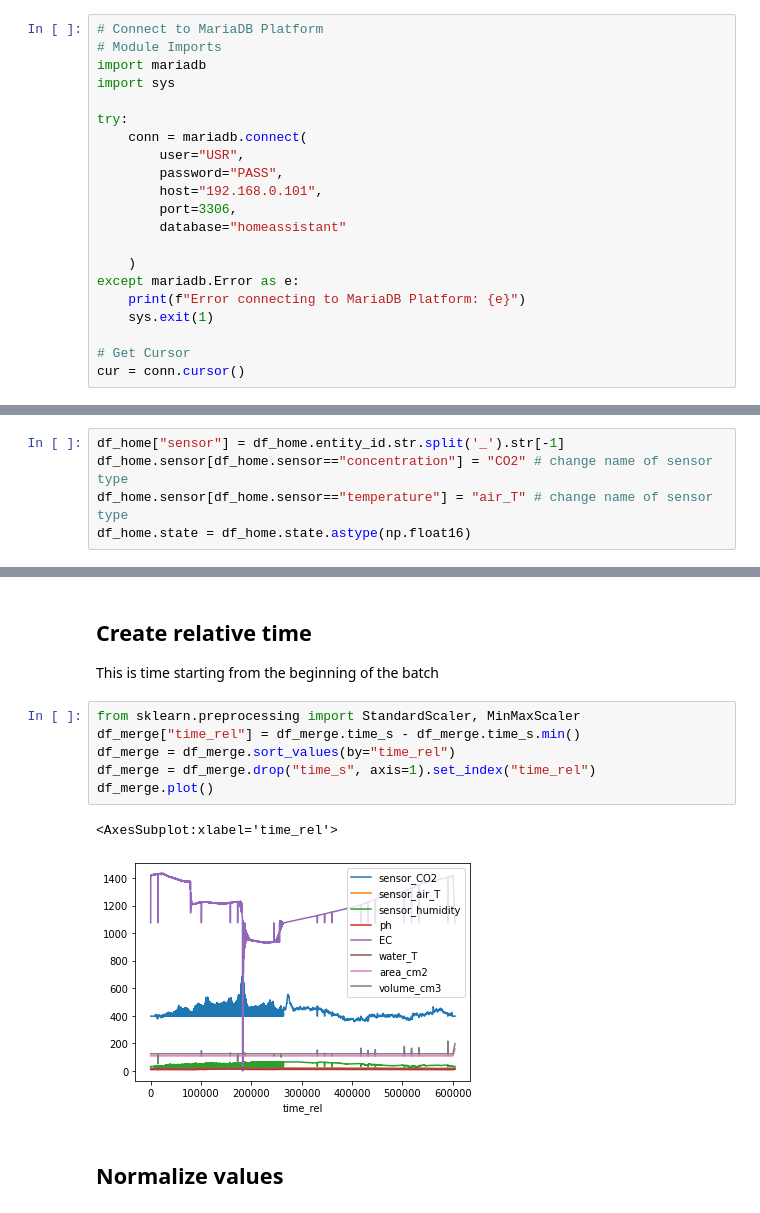
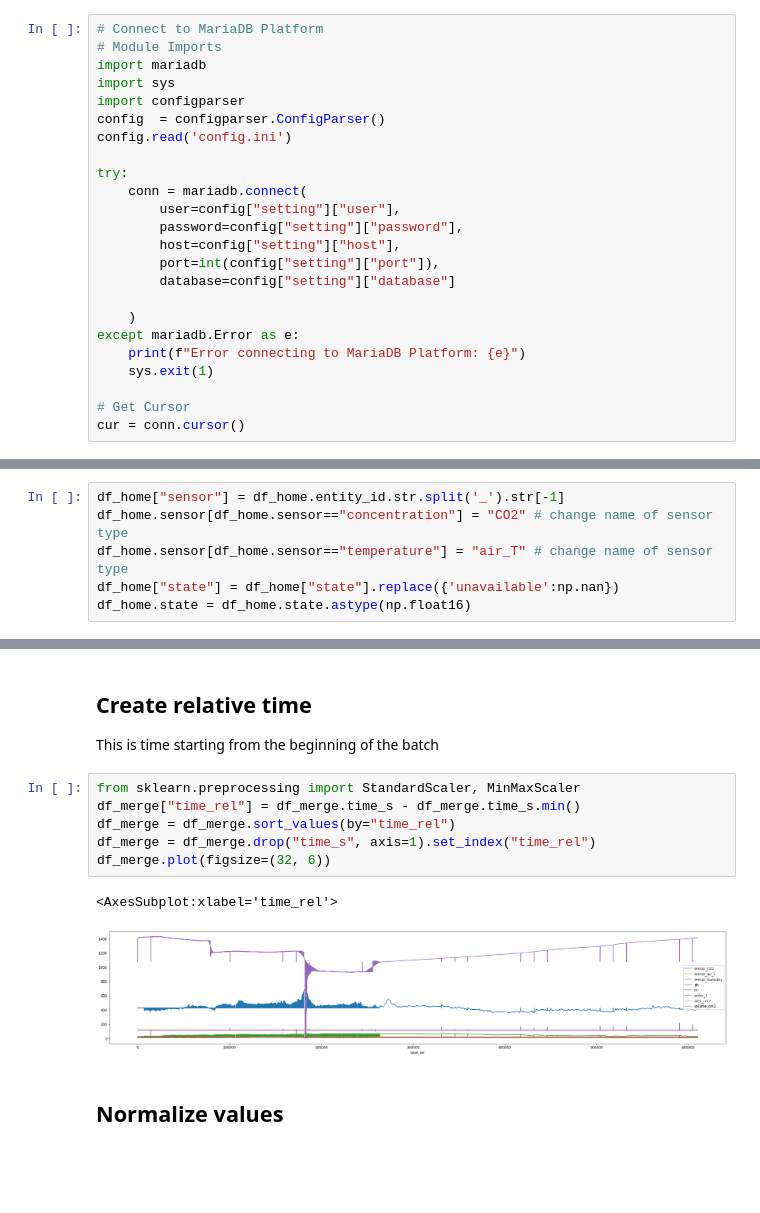
Before and after one commit to ccomkhj/farm_data_analysis, a Jupyter notebook: request_sensor_data.ipynb, the cells around one changed output, grey strips where cells are left out. Drawn from its saved outputs; the diff is of its cells as text; blank space fills up the shorter version.

```diff
--- a/request_sensor_data.ipynb
+++ b/request_sensor_data.ipynb
@@ -14,14 +3,17 @@ AttributeError: 'ConfigParser' object has no attribute 'port'
 # Module Imports
 import mariadb
 import sys
+import configparser
+config  = configparser.ConfigParser()
+config.read('config.ini')
 
 try:
     conn = mariadb.connect(
-        user="USR",
-        password="PASS",
-        host="192.168.0.101",
-        port=3306,
-        database="homeassistant"
+        user=config["setting"]["user"],
+        password=config["setting"]["password"],
+        host=config["setting"]["host"],
+        port=int(config["setting"]["port"]),
+        database=config["setting"]["database"]
 
     )
 except mariadb.Error as e:
@@ -83,6 +81,7 @@ df_at[["ph", "EC", "water_T"]] = df_at[["ph", "EC", "water_T"]].apply(pd.to_nume
 df_home["sensor"] = df_home.entity_id.str.split('_').str[-1]
 df_home.sensor[df_home.sensor=="concentration"] = "CO2" # change name of sensor type
 df_home.sensor[df_home.sensor=="temperature"] = "air_T" # change name of sensor type
+df_home["state"] = df_home["state"].replace({'unavailable':np.nan})
 df_home.state = df_home.state.astype(np.float16)
 # %% [output]
 A value is trying to be set on a copy of a slice from a DataFrame
@@ -166,12 +165,12 @@ This is time starting from the beginning of the batch
 # %%
 from sklearn.preprocessing import StandardScaler, MinMaxScaler
 df_merge["time_rel"] = df_merge.time_s - df_merge.time_s.min()
 df_merge = df_merge.sort_values(by="time_rel")
 df_merge = df_merge.drop("time_s", axis=1).set_index("time_rel")
-df_merge.plot()
+df_merge.plot(figsize=(32, 6))
 # %% [output]
 <AxesSubplot:xlabel='time_rel'>
-[figure, old version]
+[figure, new version]
 # %% [markdown]
 ## Normalize values
 # %%
```
Also changed, not shown: parts of 8 cells of this notebook.
